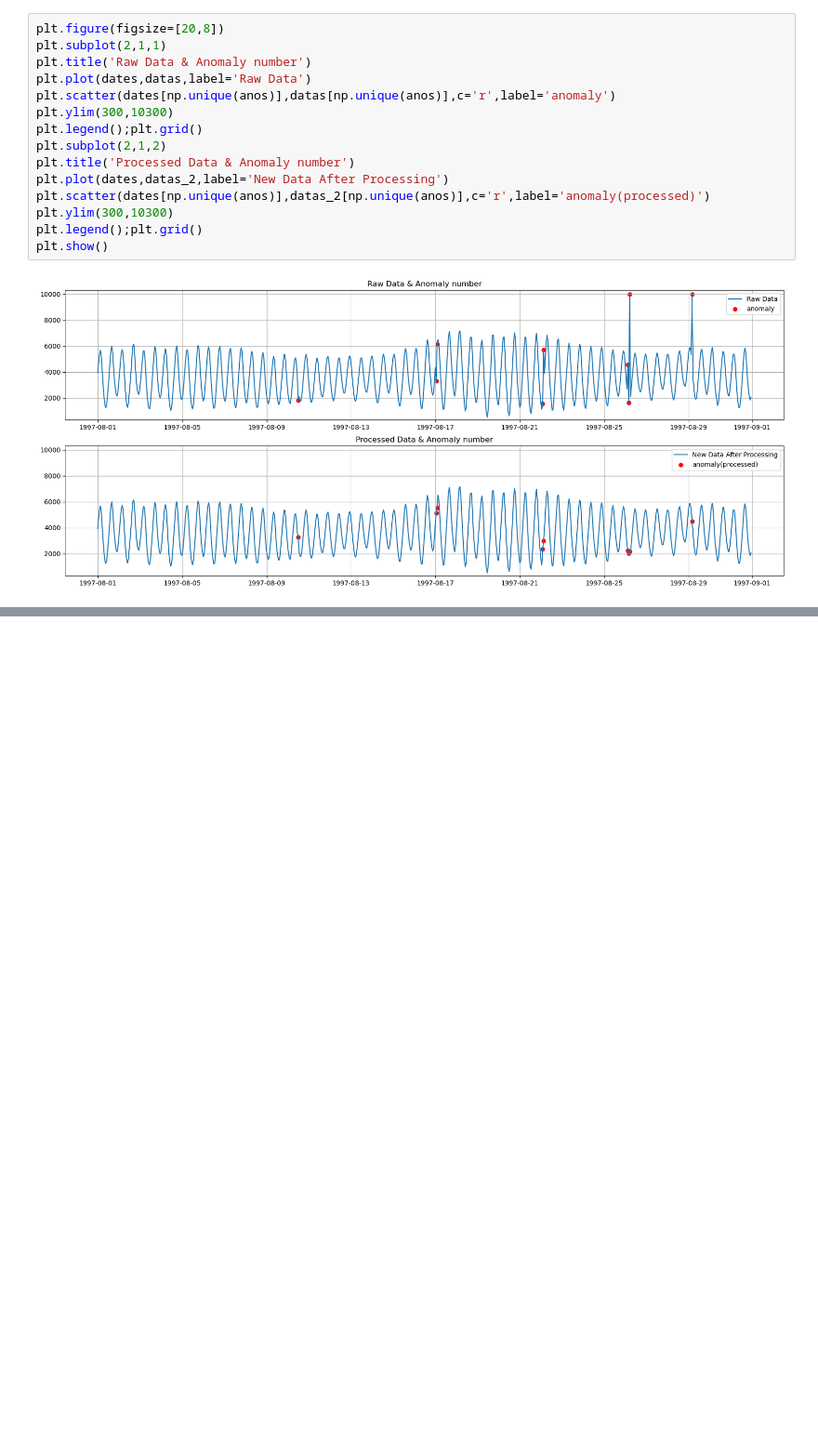
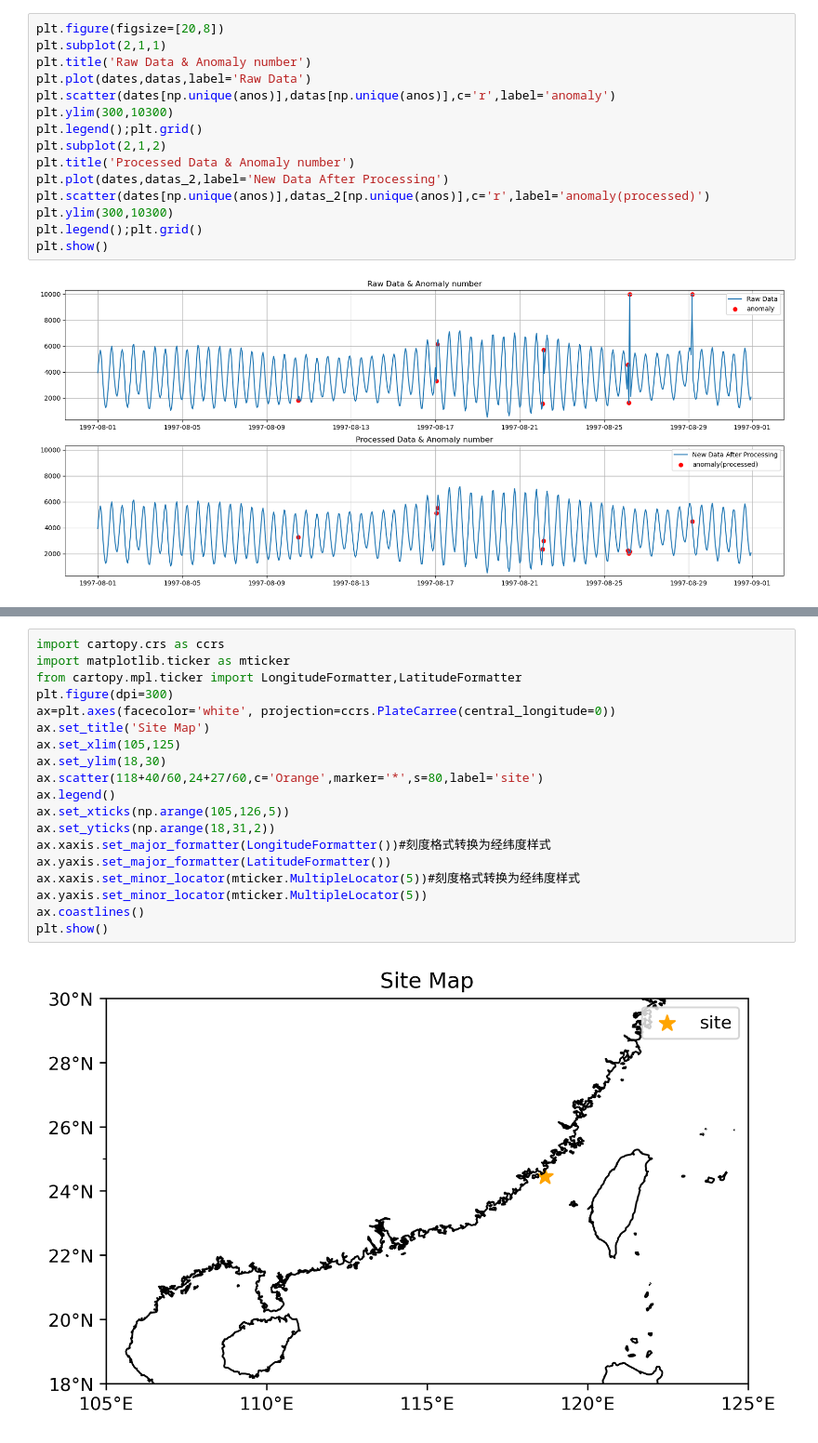
Before and after one commit to Yuhan-xue/HAN_Marine_element, a Jupyter notebook: WORK1/WORK1.ipynb, the cells around one changed output, grey strips where cells are left out. Shown at 93% size. Drawn from its saved outputs; the diff is of its cells as text; blank space fills up the shorter version.

```diff
--- a/WORK1/WORK1.ipynb
+++ b/WORK1/WORK1.ipynb
@@ -151,0 +164,21 @@ plt.show()
+# %%
+import cartopy.crs as ccrs
+import matplotlib.ticker as mticker
+from cartopy.mpl.ticker import LongitudeFormatter,LatitudeFormatter
+plt.figure(dpi=300)
+ax=plt.axes(facecolor='white', projection=ccrs.PlateCarree(central_longitude=0))
+ax.set_title('Site Map')
+ax.set_xlim(105,125)
+ax.set_ylim(18,30)
+ax.scatter(118+40/60,24+27/60,c='Orange',marker='*',s=80,label='site')
+ax.legend()
+ax.set_xticks(np.arange(105,126,5))
+ax.set_yticks(np.arange(18,31,2))
+ax.xaxis.set_major_formatter(LongitudeFormatter())#刻度格式转换为经纬度样式
+ax.yaxis.set_major_formatter(LatitudeFormatter())
+ax.xaxis.set_minor_locator(mticker.MultipleLocator(5))#刻度格式转换为经纬度样式
+ax.yaxis.set_minor_locator(mticker.MultipleLocator(5))
+ax.coastlines()
+plt.show()
+# %% [output]
+[figure, added]
```
Also changed, not shown: parts of 5 cells of this notebook, 12 other files.
